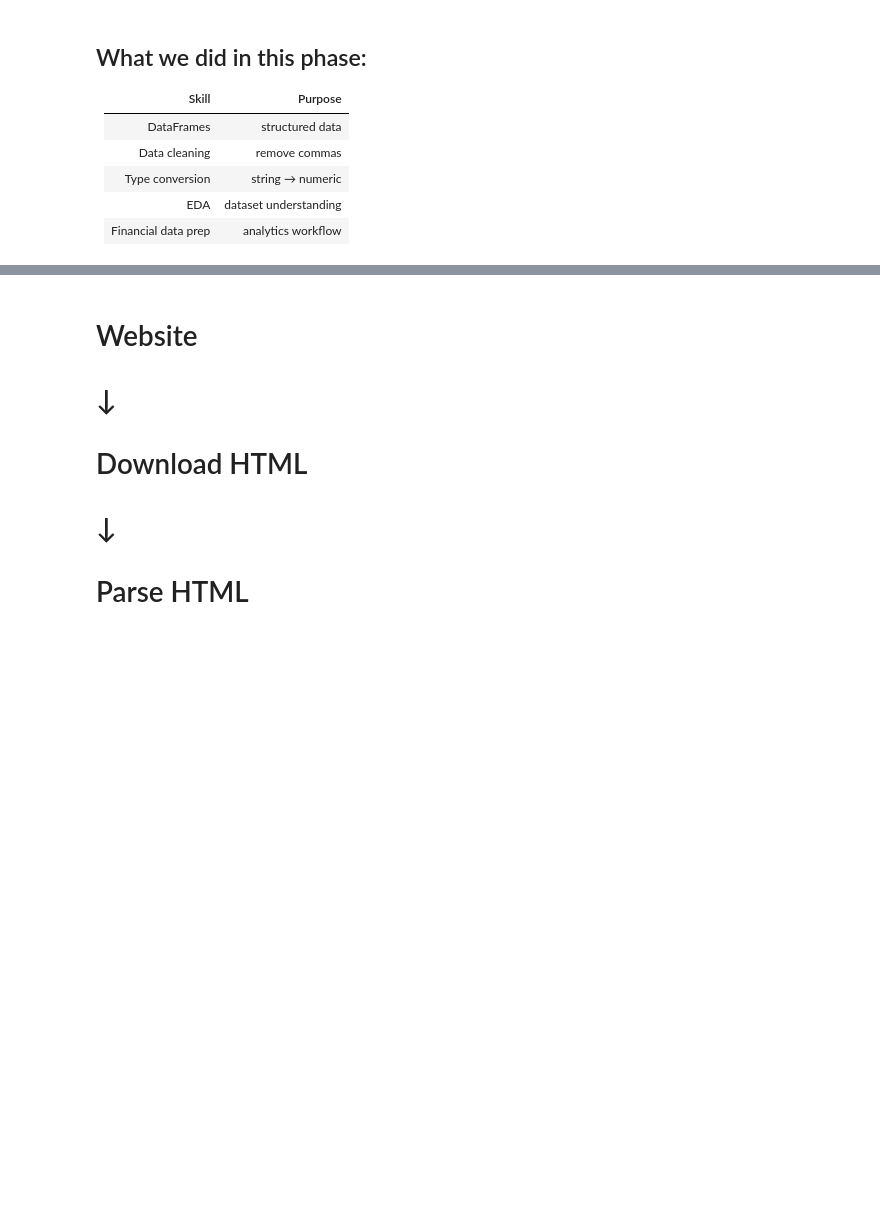
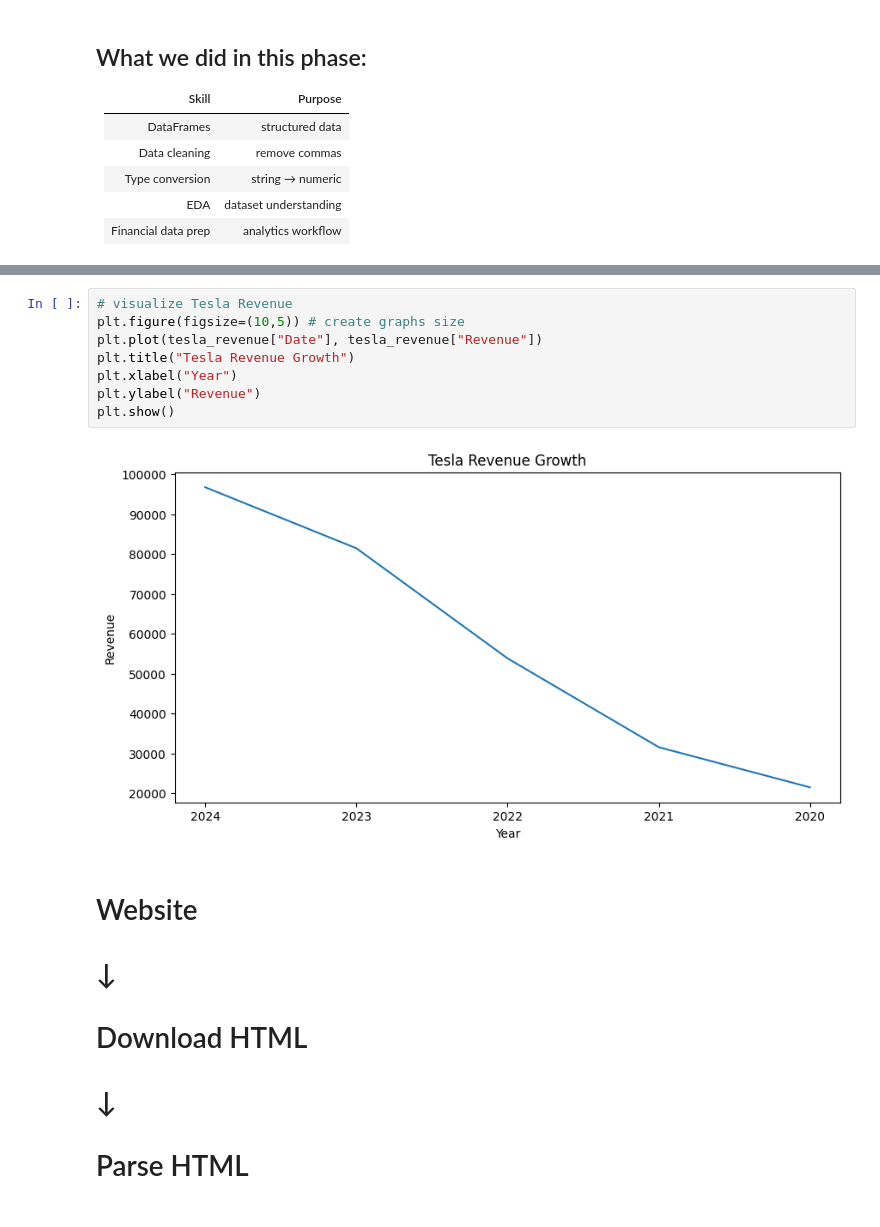
Before and after one commit to ansuman1981/python-project-for-data-science-, a Jupyter notebook: gamestop_vs_tesla.ipynb, the cells around one changed output, grey strips where cells are left out. Saved outputs shown, nothing was run; the diff lists cells and outputs as text; blank space fills up the shorter version.

Commit message:
create a plot graph for Tesla revenue growth

```diff
--- a/gamestop_vs_tesla.ipynb
+++ b/gamestop_vs_tesla.ipynb
@@ -240,3 +267,13 @@ tesla_revenue.describe()
+# %%
+# visualize Tesla Revenue
+plt.figure(figsize=(10,5)) # create graphs size
+plt.plot(tesla_revenue["Date"], tesla_revenue["Revenue"])
+plt.title("Tesla Revenue Growth")
+plt.xlabel("Year")
+plt.ylabel("Revenue")
+plt.show()
+# %% [output]
+[figure, added]
 # %% [markdown]
 # Website
 
```
Also changed, not shown: parts of 7 cells of this notebook.
